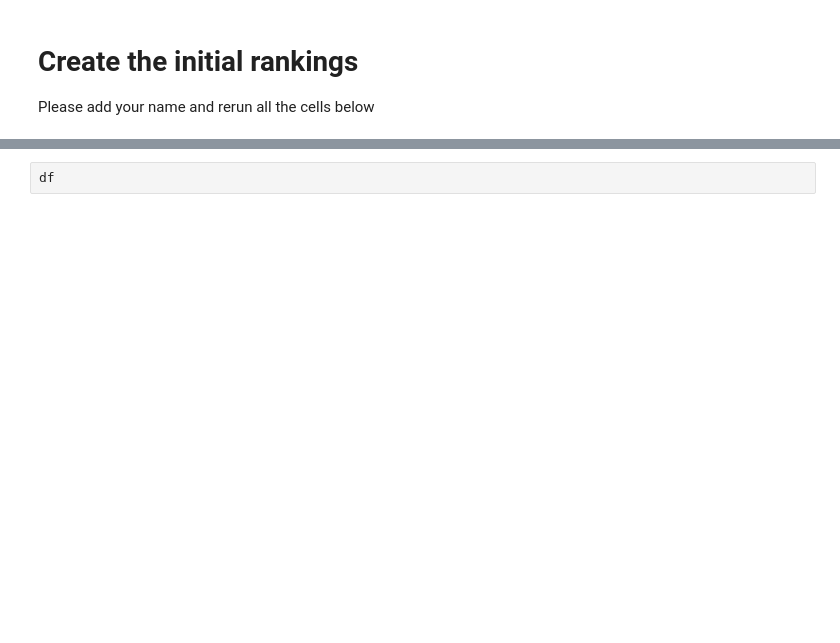
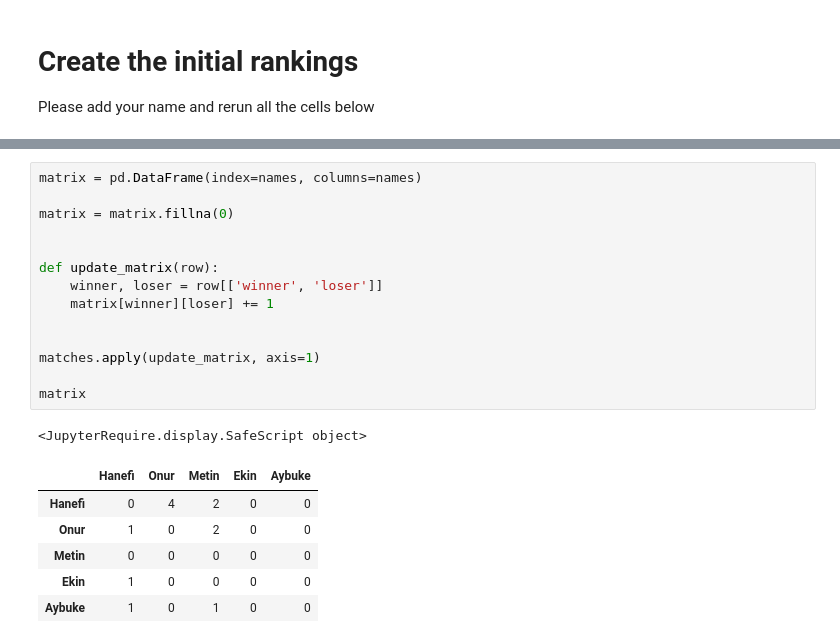
Before and after one commit to hanefi/citus-pingpong-rankings, a Jupyter notebook: PingPong Rankings.ipynb, the cells around one changed output, grey strips where cells are left out. Drawn from its saved outputs; the diff is of its cells as text; blank space fills up the shorter version.

```diff
--- a/PingPong Rankings.ipynb
+++ b/PingPong Rankings.ipynb
@@ -115,5 +137,25 @@ Onur      3
 Aybuke    2
 Ekin      1
 Name: loser, dtype: int64
-# %%
-df
+# %%
+matrix = pd.DataFrame(index=names, columns=names)
+
+matrix = matrix.fillna(0)
+
+
+def update_matrix(row):
+    winner, loser = row[['winner', 'loser']]
+    matrix[winner][loser] += 1
+
+
+matches.apply(update_matrix, axis=1)
+
+matrix
+# %% [output]
+<JupyterRequire.display.SafeScript object>
+|  | Hanefi | Onur | Metin | Ekin | Aybuke |
+| Hanefi | 0 | 4 | 2 | 0 | 0 |
+| Onur | 1 | 0 | 2 | 0 | 0 |
+| Metin | 0 | 0 | 0 | 0 | 0 |
+| Ekin | 1 | 0 | 0 | 0 | 0 |
+| Aybuke | 1 | 0 | 1 | 0 | 0 |
```
Also changed, not shown: parts of 8 cells of this notebook, 2 other files.
